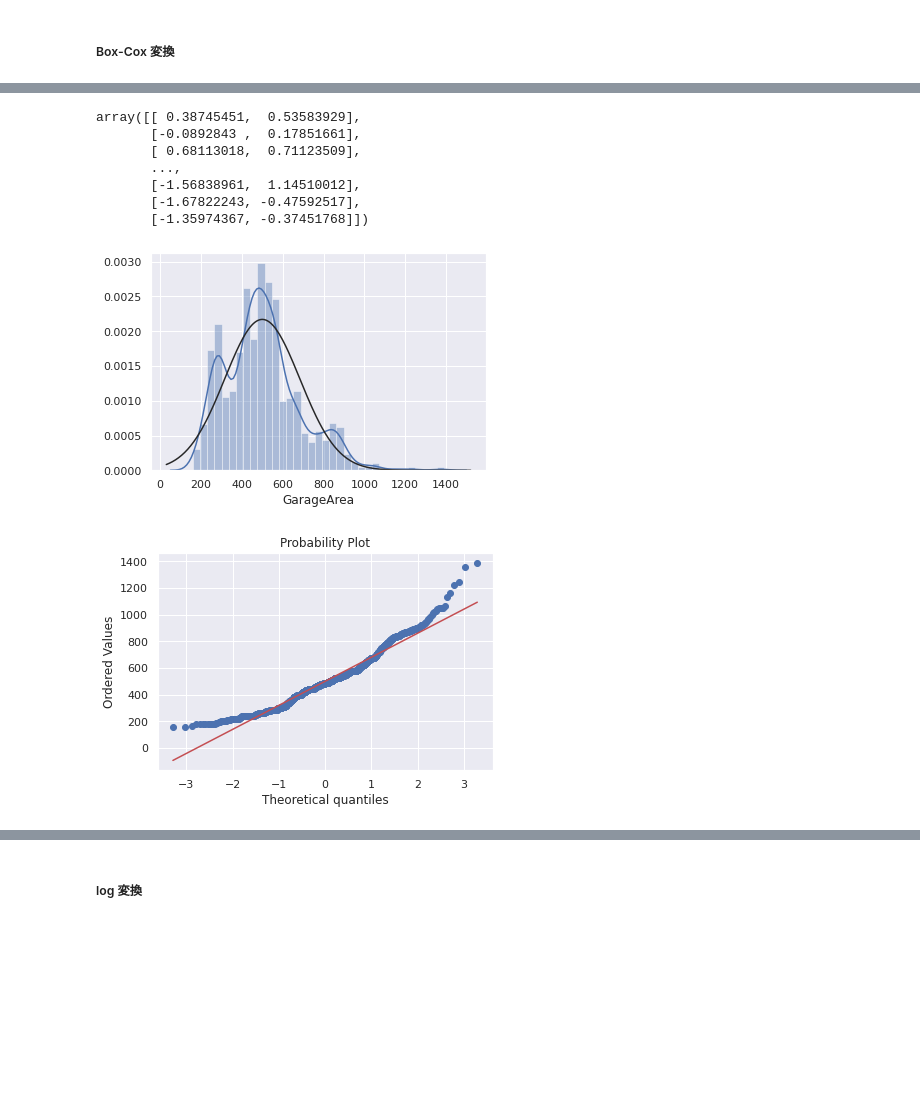
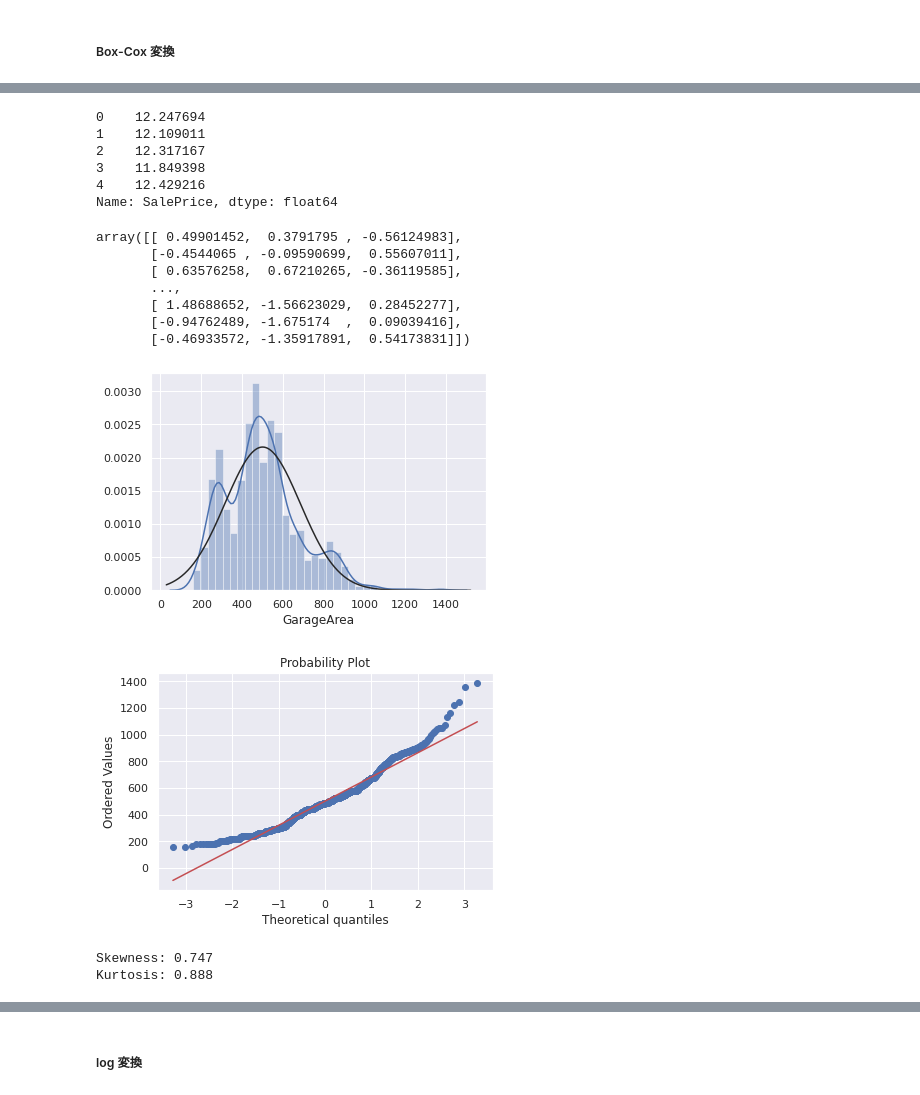
Before and after one commit to gnkm/kaggle.house-prices, a Jupyter notebook: notebooks/EDA.ipynb, the cells around one changed output, grey strips where cells are left out. Cells and saved outputs as stored; diff of their text form; code cells hidden in the pictures; blank space fills up the shorter version.

Commit message:
EDA: Add Garage Area analysis

```diff
--- a/notebooks/EDA.ipynb
+++ b/notebooks/EDA.ipynb
@@ -556,0 +566,22 @@ df_train_bc.head()
+# %%
+numerical_features = [
+    'GrLivArea',
+    'GarageArea',
+    'TotalBsmtSF',
+    # define following features for getting normality
+
+]
+categorical_features = [
+    'OverallQual',
+    'HasGarage',
+    'HasBsmt',
+]
+features = numerical_features
+features.extend(categorical_features)
+
+target = 'SalePrice'
+
+features_and_target = copy.deepcopy(features)
+features_and_target.append(target)
+df_bc = df_bc[features_and_target]
+df_bc.head()
@@ -556,0 +595,3 @@ df_train_bc.head()
+# %%
+df_bc = df_bc[(df_bc['GarageArea']>0) & (df_bc['TotalBsmtSF']>0)]
+df_bc.head()
@@ -556,0 +605,7 @@ df_train_bc.head()
+# %%
+X_and_y_for_X = df_bc.copy()
+
+X = X_and_y_for_X \
+    .drop(columns=target) \
+    .drop(columns=categorical_features)
+y = df_bc[target]
@@ -557,17 +621,32 @@ df_train_bc.head()
+# %%
+y.head()
+# %% [output]
+0    12.247694
+1    12.109011
+2    12.317167
+3    11.849398
+4    12.429216
+Name: SalePrice, dtype: float64
 # %%
-pt.fit_transform(df_train_bc)
+pt.fit_transform(X, y)
 # %% [output]
-array([[ 0.38745451,  0.53583929],
-       [-0.0892843 ,  0.17851661],
-       [ 0.68113018,  0.71123509],
+array([[ 0.49901452,  0.3791795 , -0.56124983],
+       [-0.4544065 , -0.09590699,  0.55607011],
+       [ 0.63576258,  0.67210265, -0.36119585],
        ...,
-       [-1.56838961,  1.14510012],
-       [-1.67822243, -0.47592517],
-       [-1.35974367, -0.37451768]])
+       [ 1.48688652, -1.56623029,  0.28452277],
+       [-0.94762489, -1.675174  ,  0.09039416],
+       [-0.46933572, -1.35917891,  0.54173831]])
 # %%
-sns.distplot(df_train_bc[df_train_bc['GarageArea']>0]['GarageArea'], fit=norm);
+sns.distplot(X['GarageArea'], fit=norm)
 fig = plt.figure()
-res = stats.probplot(df_train_bc[df_train_bc['GarageArea']>0]['GarageArea'], plot=plt)
+res = stats.probplot(X['GarageArea'], plot=plt)
 # %% [output]
-[figure, old version]
+[figure, new version]
 [figure]
+# %%
+print('Skewness: {s:.3f}'.format(s=X['GarageArea'].skew()))
+print('Kurtosis: {k:.3f}'.format(k=X['GarageArea'].kurt()))
+# %% [output]
+Skewness: 0.747
+Kurtosis: 0.888
```
Also changed, not shown: parts of 31 cells of this notebook.
